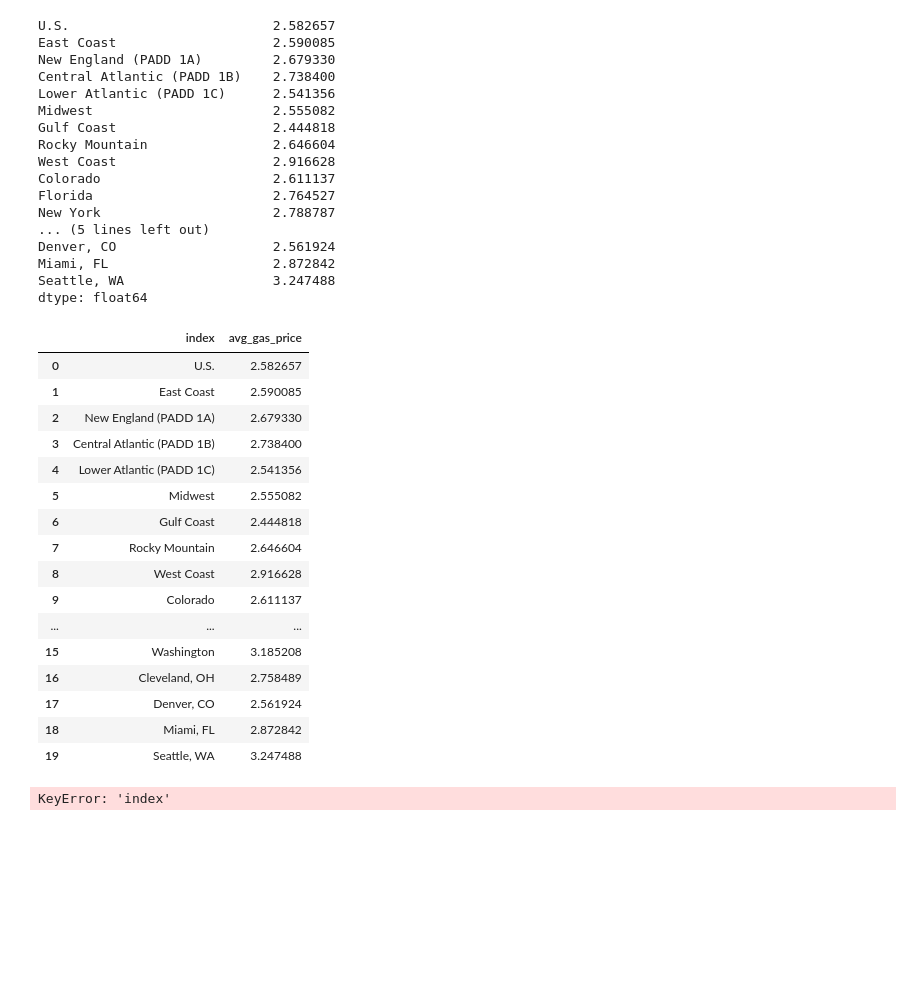
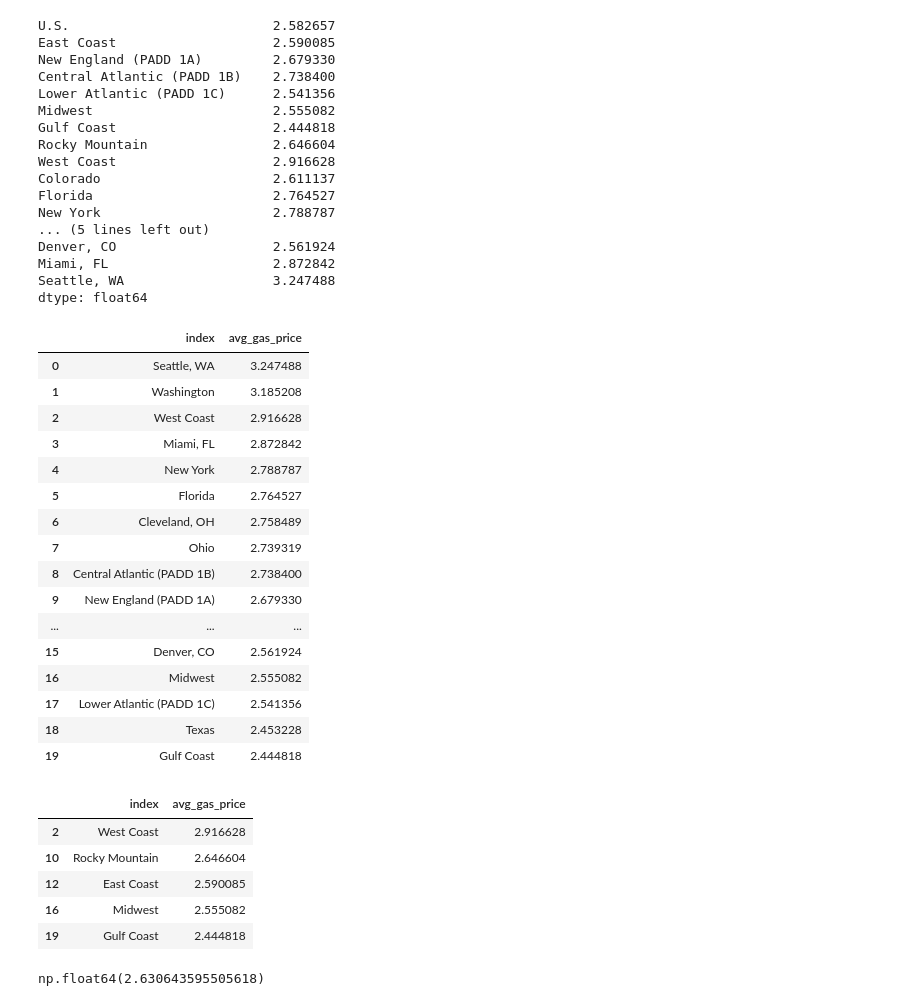
Before and after one commit to tdoan123/data-learning-journey, a Jupyter notebook: Python/Bamboo Weekly/bw_83_US_gasoline_price.ipynb, the cells around one changed output. Cells and saved outputs as stored; diff of their text form; code cells hidden in the pictures; blank space fills up the shorter version.

```diff
--- a/Python/Bamboo Weekly/bw_83_US_gasoline_price.ipynb
+++ b/Python/Bamboo Weekly/bw_83_US_gasoline_price.ipynb
@@ -280,26 +262,6 @@ dtype: float64
 # %%
 df_2000_mean_gas_price = df_2000_mean.to_frame(name='avg_gas_price')
 # %%
-df_2000_mean_gas_price.reset_index()
+df_2000_mean_gas_price.reset_index(inplace=True)
-# %% [output]
-|  | index | avg_gas_price |
-| 0 | U.S. | 2.582657 |
-| 1 | East Coast | 2.590085 |
-| 2 | New England (PADD 1A) | 2.679330 |
-| 3 | Central Atlantic (PADD 1B) | 2.738400 |
-| 4 | Lower Atlantic (PADD 1C) | 2.541356 |
-| 5 | Midwest | 2.555082 |
-| 6 | Gulf Coast | 2.444818 |
-| 7 | Rocky Mountain | 2.646604 |
-| 8 | West Coast | 2.916628 |
-| 9 | Colorado | 2.611137 |
-| ... | ... | ... |
-| 15 | Washington | 3.185208 |
-| 16 | Cleveland, OH | 2.758489 |
-| 17 | Denver, CO | 2.561924 |
-| 18 | Miami, FL | 2.872842 |
-| 19 | Seattle, WA | 3.247488 |
 # %%
-df_2000_mean_gas_price['index']d
+df_2000_mean_gas_price = df_2000_mean_gas_price.sort_values('avg_gas_price',ascending = False)
-# %% [output]
-KeyError: 'index'
@@ -305,0 +272,35 @@ KeyError: 'index'
+# %%
+df_2000_mean_gas_price
+# %% [output]
+|  | index | avg_gas_price |
+| 0 | Seattle, WA | 3.247488 |
+| 1 | Washington | 3.185208 |
+| 2 | West Coast | 2.916628 |
+| 3 | Miami, FL | 2.872842 |
+| 4 | New York | 2.788787 |
+| 5 | Florida | 2.764527 |
+| 6 | Cleveland, OH | 2.758489 |
+| 7 | Ohio | 2.739319 |
+| 8 | Central Atlantic (PADD 1B) | 2.738400 |
+| 9 | New England (PADD 1A) | 2.679330 |
+| ... | ... | ... |
+| 15 | Denver, CO | 2.561924 |
+| 16 | Midwest | 2.555082 |
+| 17 | Lower Atlantic (PADD 1C) | 2.541356 |
+| 18 | Texas | 2.453228 |
+| 19 | Gulf Coast | 2.444818 |
+# %%
+df_2000_mean_gas_price_by_dd = df_2000_mean_gas_price[df_2000_mean_gas_price['index'].isin(['West Coast', 'Rocky Mountain', 'Gulf Coast', 'Midwest', 'East Coast'])]
+df_2000_mean_gas_price_by_dd
+# %% [output]
+|  | index | avg_gas_price |
+| 2 | West Coast | 2.916628 |
+| 10 | Rocky Mountain | 2.646604 |
+| 12 | East Coast | 2.590085 |
+| 16 | Midwest | 2.555082 |
+| 19 | Gulf Coast | 2.444818 |
+# %%
+df_2000_mean_gas_price_by_dd_mean = df_2000_mean_gas_price_by_dd['avg_gas_price'].mean()
+df_2000_mean_gas_price_by_dd_mean
+# %% [output]
+np.float64(2.630643595505618)
```
Also changed, not shown: parts of 10 cells of this notebook, 1 other file.
